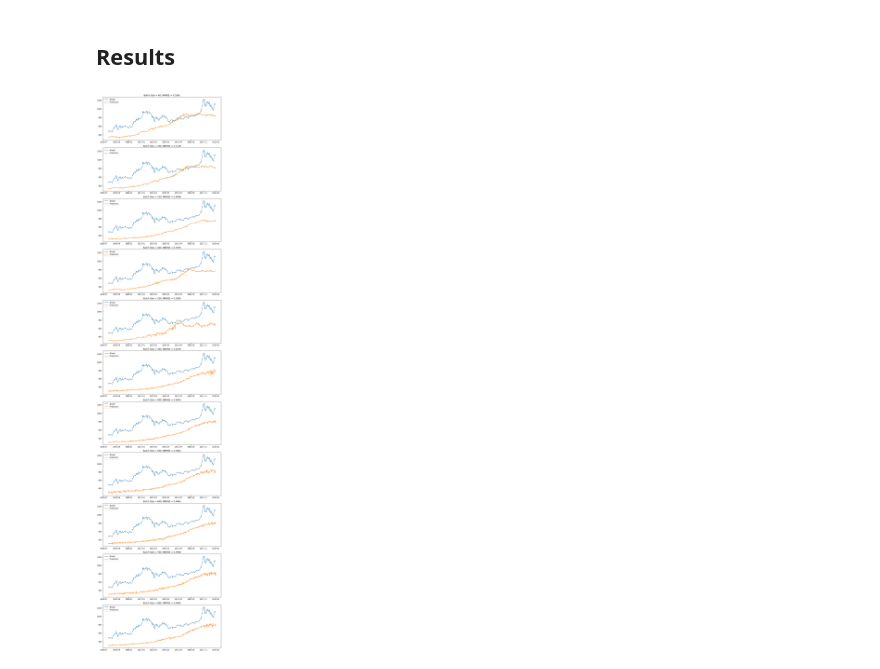
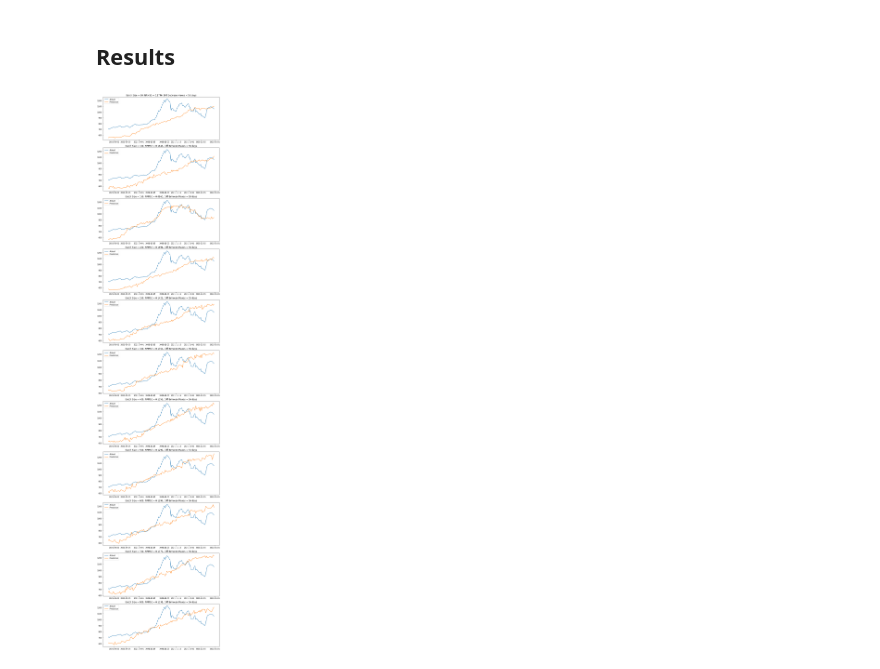
Before and after one commit to TLChilton/Senior_Capstone, a Jupyter notebook: Thomas/LSTMTestBed.ipynb, the cells around one changed output. Drawn from its saved outputs; the diff is of its cells as text; code cells hidden in the pictures.

Commit message:
Did a 90 day multistep prediction

```diff
--- a/Thomas/LSTMTestBed.ipynb
+++ b/Thomas/LSTMTestBed.ipynb
@@ -34,7 +48,7 @@ from statistics import mean
 ## Preparing Data
 # %%
 # Loading Preprocessed Data File
-df = pd.read_csv("preprocessed_MoreRecent.csv",usecols=['Date','Close','Tesla Trend','Month','Day of the Month','Day of the Week'], parse_dates=['Date'],index_col=0)
+df = pd.read_csv("preprocessed_MoreRecent.csv",usecols=['Date','Close','Tesla Trend','Musk Trend','Month','Day of the Month','Day of the Week'], parse_dates=['Date'],index_col=0)
 #df = pd.read_csv("preprocessed_MoreRecent.csv", parse_dates=['Date'],index_col=0)
 df.dropna(inplace=True)
 df = df.loc[(df.index >= '2019-01-01')]
@@ -97,8 +119,8 @@ values = values.astype('float32')
 scaler = MinMaxScaler(feature_range=(0,1))
 scaled = scaler.fit_transform(values)
 # %%
-n_in = 30               # look back
-n_out = 365             # look forward
+n_in = 10               # look back
+n_out = 90              # look forward
 n_predict = 1           # n_predict = number of data points you want to predict / n_out
 percent_train = 0.70    # percent as decimal
 
@@ -170,13 +192,14 @@ from sklearn.metrics import mean_squared_error
 
 # Adjustable Hyperparameters
 n_trials = 5
-n_epochs = 50
+n_epochs = 100
 batch_size = 700
 n_neurons = 40
 dropout = 0.00                                      # default is 0.0
 learning_rate = 0.001                               # default is 0.001
 testingArray = [60, 100, 150, 200, 250, 300, 400, 500, 600, 700, 800]
 verbose = 0                                         # 0, 1, or 2
+thingTested = "Batch Size"                          # just for output purposes
 
 # Results Dictionary
 results = {}
@@ -184,10 +207,12 @@ results["best_nrmse"] = {}
 results["best_history"] = {}
 results["best_invy"] = {}
 results["best_invyhat"] = {}
-scaler.fit(df["Close"][len(dates)-(n_out*n_predict):].values.reshape(-1,1))
+results["best_model"] = {}
+scaler.fit(df["Close"].values.reshape(-1,1))
+inv_y = scaler.inverse_transform(predict_y).reshape(n_out*n_predict)
 
 for testingThing in testingArray:
-    print("Batch Size = %s" %(testingThing))         # Change this to whatever parameter you're testing
+    print("%s = %s" %(thingTested, testingThing))
     for r in range(n_trials):
         print("Trial %i " %(r+1), end="")
         model, history = fit_lstm(
@@ -202,7 +227,6 @@ for testingThing in testingArray:
         # Make Prediction
         yhat = model.predict(predict_X)
         inv_yhat = scaler.inverse_transform(yhat.reshape(-1,1)).reshape(n_out*n_predict)
-        inv_y = scaler.inverse_transform(predict_y).reshape(n_out*n_predict)
         # calculate RMSE and NRMSE
         rmse = sqrt(mean_squared_error(inv_y, inv_yhat))
         normalized_rmse = rmse/(mean(inv_y))
@@ -211,8 +235,13 @@ for testingThing in testingArray:
         if testingThing not in results["best_nrmse"] or normalized_rmse < results["best_nrmse"][testingThing]:
             results["best_nrmse"][testingThing] = normalized_rmse
             results["best_history"][testingThing] = history
-            results["best_invy"][testingThing] = inv_y
             results["best_invyhat"][testingThing] = inv_yhat
+            results["best_model"][testingThing] = model
+            if "overall_best" not in results["best_nrmse"] or normalized_rmse < results["best_nrmse"]["overall_best"]:
+                results["best_nrmse"]["overall_best"] = normalized_rmse
+                results["best_history"]["overall_best"] = history
+                results["best_invyhat"]["overall_best"] = inv_yhat
+                results["best_model"]["overall_best"] = model
     print()
     pyplot.figure()
     pyplot.plot(results["best_history"][testingThing].history['loss'], label='train_MAE')
@@ -255,20 +284,25 @@ Trial 1 Normalized RMSE: 0.4455 | Trial 2 Normalized RMSE: 0.4728 | Trial 3 Norm
 # %%
 predictDates = dates[len(dates)-(n_out*n_predict):]
 pyplot.figure(figsize=(10,4*len(testingArray)))
 i = 1
 for testingThing in testingArray:
-    inv_y = results["best_invy"][testingThing]
+
     inv_yhat = results["best_invyhat"][testingThing]
-
+    maxes = [
+        predictDates[np.argmax(inv_yhat[0:89], axis=0)],
+    ]
+    maxes_actual = [
+        predictDates[np.argmax(inv_y[0:89], axis=0)],
+    ]
     pyplot.subplot(len(testingArray), 1, i)
     pyplot.plot(predictDates, inv_y, label="Actual")
     pyplot.plot(predictDates, inv_yhat, label="Prediction")
     pyplot.legend(loc='upper left')
-    pyplot.title("Batch Size = %s, NRMSE = %.4f" %(testingThing, results["best_nrmse"][testingThing])) # Change this to whatever parameter you're testing
+    pyplot.title("%s = %s, NRMSE = %.4f, Diff Between Maxes = %s" %(thingTested, testingThing, results["best_nrmse"][testingThing], abs((maxes_actual[0]-maxes[0]).astype('timedelta64[D]'))))
 
     i+= 1
 
 pyplot.tight_layout()
 pyplot.show()
 # %% [output]
-[figure, old version]
+[figure, new version]
```
Also changed, not shown: parts of 11 cells of this notebook, 1 other file.
